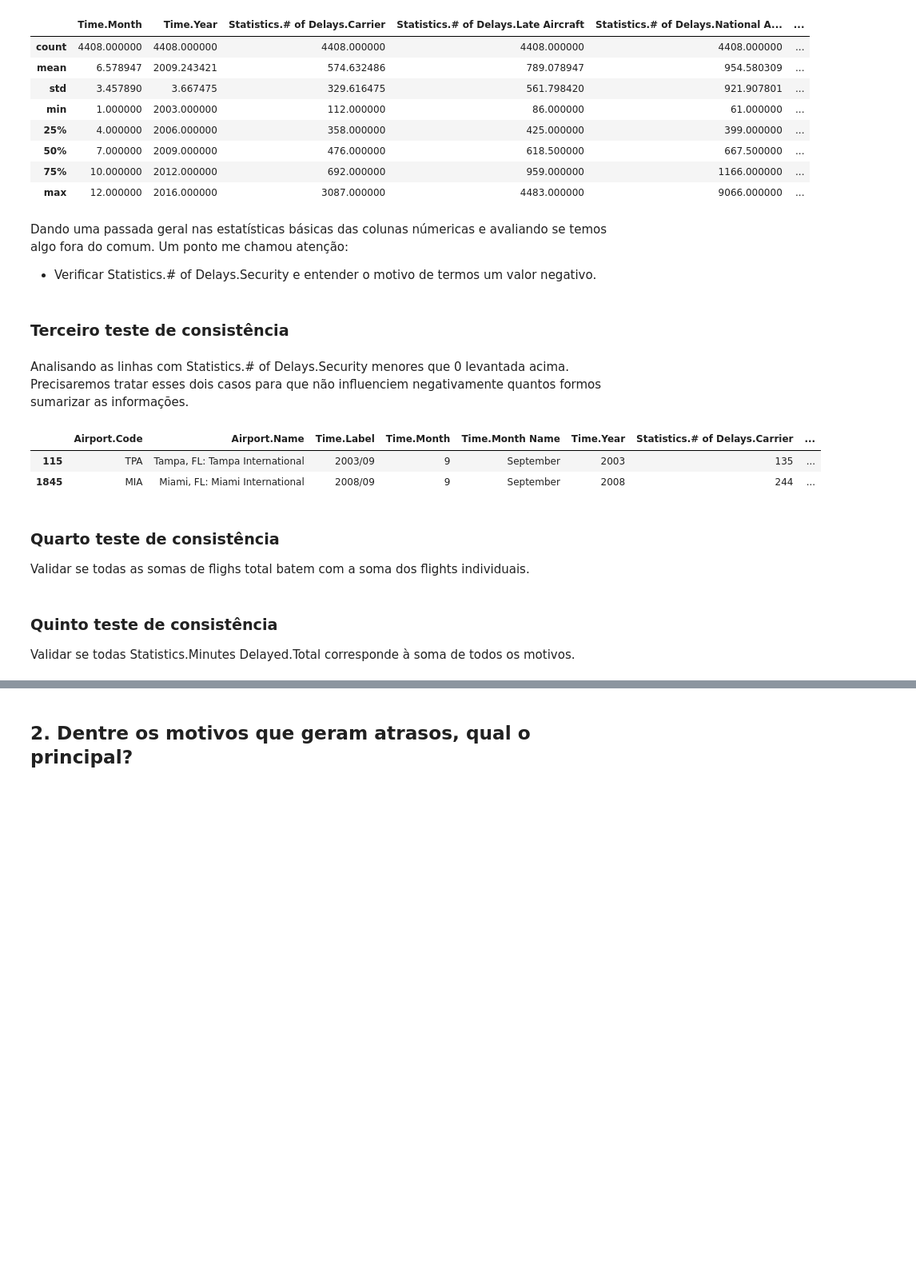
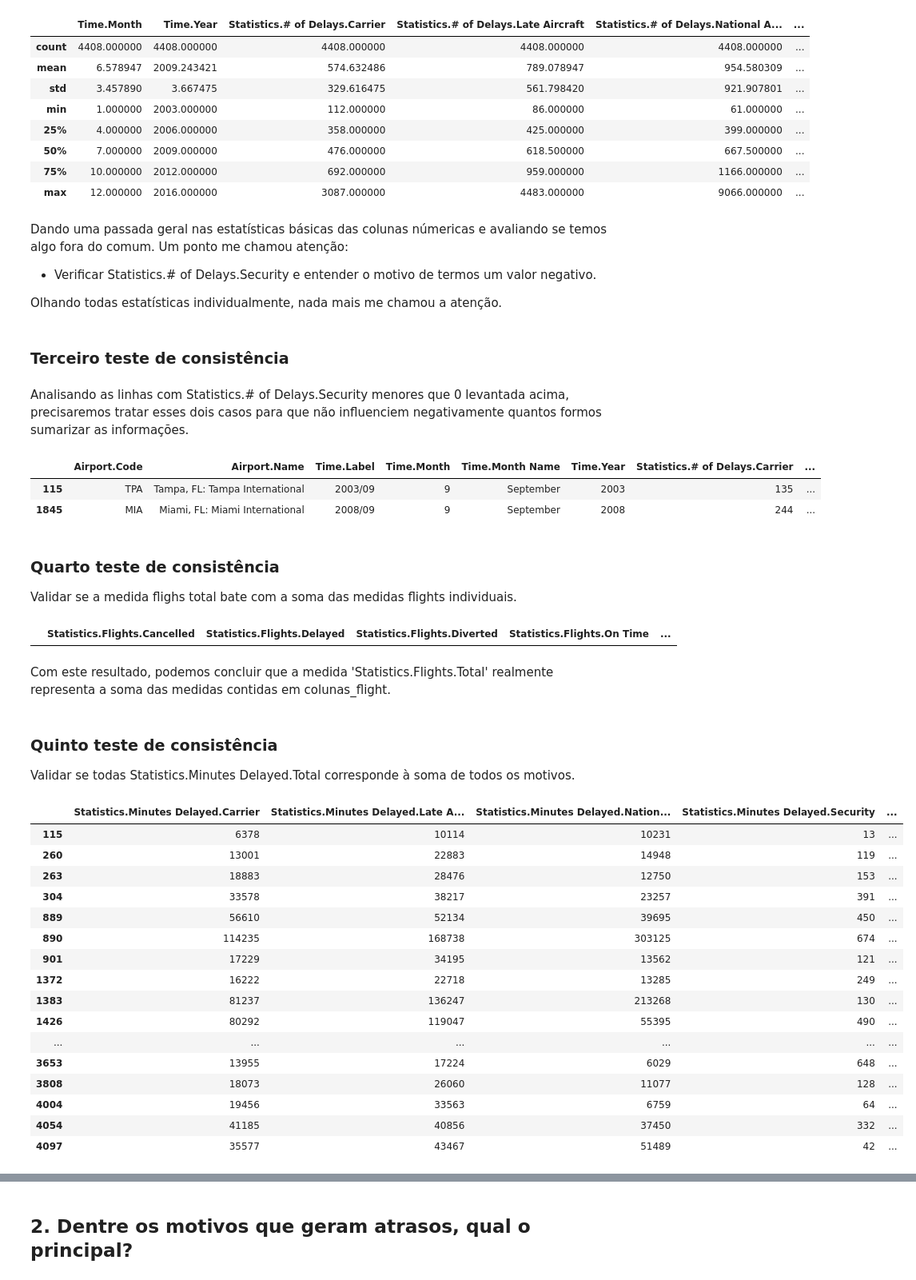
Before and after one commit to limasclayton/case-elo7, a Jupyter notebook: Case elo7 Clayton Lima.ipynb, the cells around one changed output, grey strips where cells are left out. Shown at 80% size. Drawn from its saved outputs; the diff is of its cells as text; code cells hidden in the pictures; blank space fills up the shorter version.

```diff
--- a/Case elo7 Clayton Lima.ipynb
+++ b/Case elo7 Clayton Lima.ipynb
@@ -121,9 +128,10 @@ df_airport.describe()
 # %% [markdown]
 Dando uma passada geral nas estatísticas básicas das colunas númericas e avaliando se temos algo fora do comum. Um ponto me chamou atenção:
 - Verificar Statistics.# of Delays.Security e entender o motivo de termos um valor negativo.
+
+Olhando todas estatísticas individualmente, nada mais me chamou a atenção.
 # %% [markdown]
 ### Terceiro teste de consistência
 # %% [markdown]
-Analisando as linhas com Statistics.# of Delays.Security menores que 0 levantada acima.
-Precisaremos tratar esses dois casos para que não influenciem negativamente quantos formos sumarizar as informações.
+Analisando as linhas com Statistics.# of Delays.Security menores que 0 levantada acima, precisaremos tratar esses dois casos para que não influenciem negativamente quantos formos sumarizar as informações.
 # %%
@@ -134,7 +143,55 @@ df_airport[df_airport['Statistics.# of Delays.Security'] < 0]
 | 1845 | MIA | Miami, FL: Miami International | 2008/09 | 9 | September | 2008 | 244 | ... |
 # %% [markdown]
 ### Quarto teste de consistência
-Validar se todas as somas de flighs total batem com a soma dos flights individuais.
+Validar se a medida flighs total bate com a soma das medidas flights individuais.
+# %%
+colunas_flight = ['Statistics.Flights.Cancelled',
+                  'Statistics.Flights.Delayed',
+                  'Statistics.Flights.Diverted',
+                  'Statistics.Flights.On Time']
+
+colunas_flight_total = colunas_flight.copy()
+colunas_flight_total.append('Statistics.Flights.Total')
+
+df_flights = df_airport[colunas_flight_total]
+df_flights['total_check'] = df_flights[colunas_flight].sum(axis=1)
+df_flights.loc[df_flights['Statistics.Flights.Total'] != df_flights['total_check']]
+# %% [output]
+|  | Statistics.Flights.Cancelled | Statistics.Flights.Delayed | Statistics.Flights.Diverted | Statistics.Flights.On Time | ... |
+# %% [markdown]
+Com este resultado, podemos concluir que a medida 'Statistics.Flights.Total' realmente representa a soma das medidas contidas em colunas_flight.
 # %% [markdown]
 ### Quinto teste de consistência
 Validar se todas Statistics.Minutes Delayed.Total corresponde à soma de todos os motivos.
+# %%
+colunas_minutes = ['Statistics.Minutes Delayed.Carrier',
+                  'Statistics.Minutes Delayed.Late Aircraft',
+                  'Statistics.Minutes Delayed.National Aviation System',
+                  'Statistics.Minutes Delayed.Security',
+                  'Statistics.Minutes Delayed.Weather']
+
+colunas_minutes_total = colunas_minutes.copy()
+colunas_minutes_total.append('Statistics.Minutes Delayed.Total')
+
+df_minutes = df_airport[colunas_minutes_total]
+df_minutes['minutes_check'] = df_minutes[colunas_minutes].sum(axis=1)
+df_minutes_erro = df_minutes.loc[df_minutes['Statistics.Minutes Delayed.Total'] != df_minutes['minutes_check']]
+df_minutes_erro
+# %% [output]
+|  | Statistics.Minutes Delayed.Carrier | Statistics.Minutes Delayed.Late A... | Statistics.Minutes Delayed.Nation... | Statistics.Minutes Delayed.Security | ... |
+| 115 | 6378 | 10114 | 10231 | 13 | ... |
+| 260 | 13001 | 22883 | 14948 | 119 | ... |
+| 263 | 18883 | 28476 | 12750 | 153 | ... |
+| 304 | 33578 | 38217 | 23257 | 391 | ... |
+| 889 | 56610 | 52134 | 39695 | 450 | ... |
+| 890 | 114235 | 168738 | 303125 | 674 | ... |
+| 901 | 17229 | 34195 | 13562 | 121 | ... |
+| 1372 | 16222 | 22718 | 13285 | 249 | ... |
+| 1383 | 81237 | 136247 | 213268 | 130 | ... |
+| 1426 | 80292 | 119047 | 55395 | 490 | ... |
+| ... | ... | ... | ... | ... | ... |
+| 3653 | 13955 | 17224 | 6029 | 648 | ... |
+| 3808 | 18073 | 26060 | 11077 | 128 | ... |
+| 4004 | 19456 | 33563 | 6759 | 64 | ... |
+| 4054 | 41185 | 40856 | 37450 | 332 | ... |
+| 4097 | 35577 | 43467 | 51489 | 42 | ... |
```
Also changed, not shown: parts of 14 cells of this notebook.
